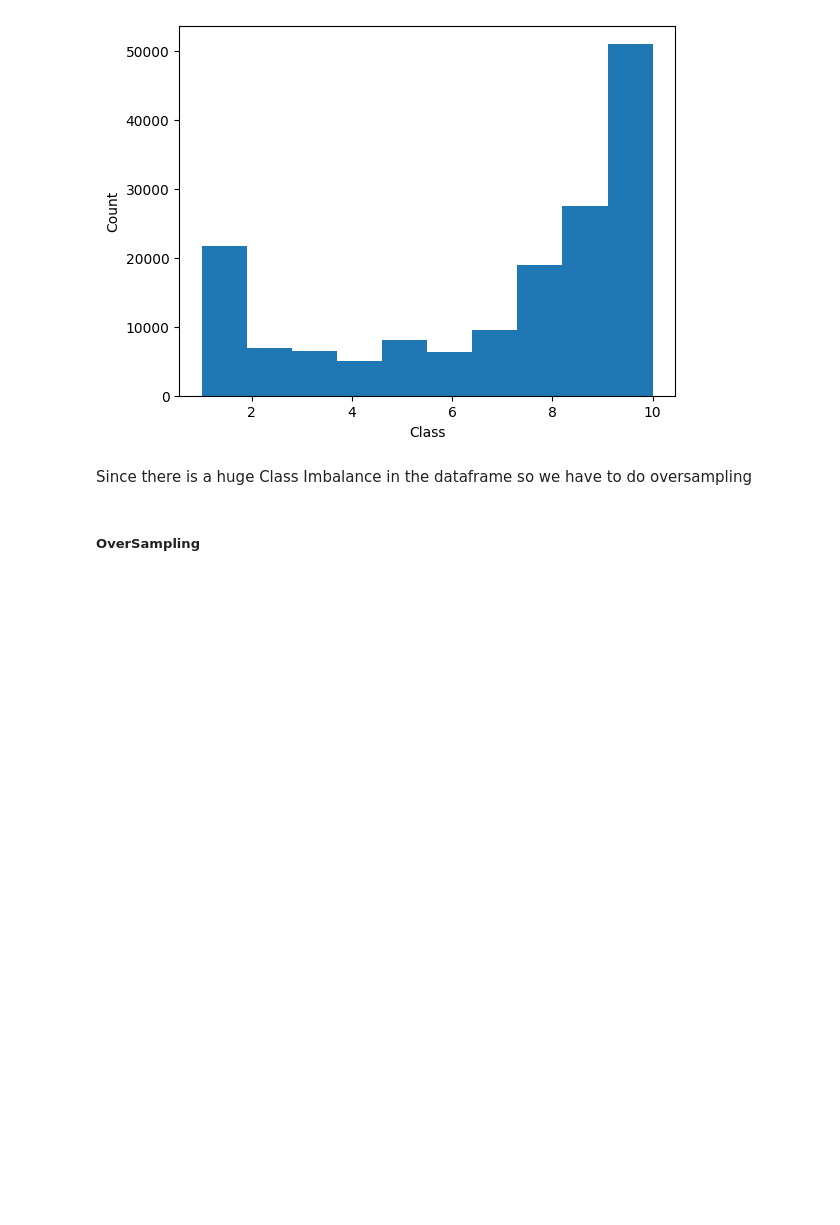
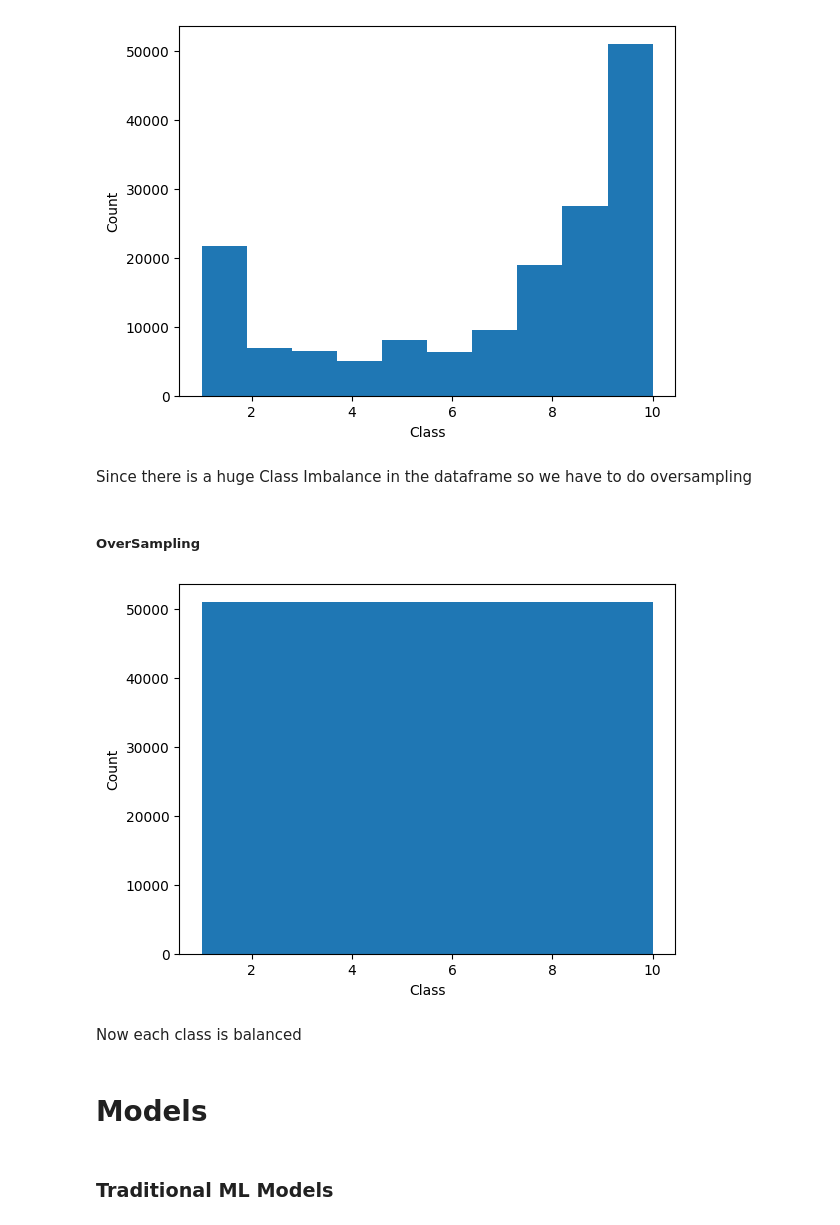
Before and after one commit to Rakesh9100/ML-Project-Drug-Review-Dataset, a Jupyter notebook: main.ipynb, the cells around one changed output. Cells and saved outputs as stored; diff of their text form; code cells hidden in the pictures; blank space fills up the shorter version.

```diff
--- a/main.ipynb
+++ b/main.ipynb
@@ -600,3 +601,18 @@ plt.show()
 Since there is a huge Class Imbalance in the dataframe so we have to do oversampling
 # %% [markdown]
 ##### OverSampling
+# %%
+ros = RandomOverSampler(random_state=0)
+X_train, Y_train = ros.fit_resample(X_train, Y_train)
+plt.hist(Y_train, bins=10)
+plt.xlabel("Class")
+plt.ylabel("Count")
+plt.show()
+# %% [output]
+[figure, added]
+# %% [markdown]
+Now each class is balanced
+# %% [markdown]
+# Models
+# %% [markdown]
+### Traditional ML Models
```
Also changed, not shown: parts of 1 cell of this notebook.
